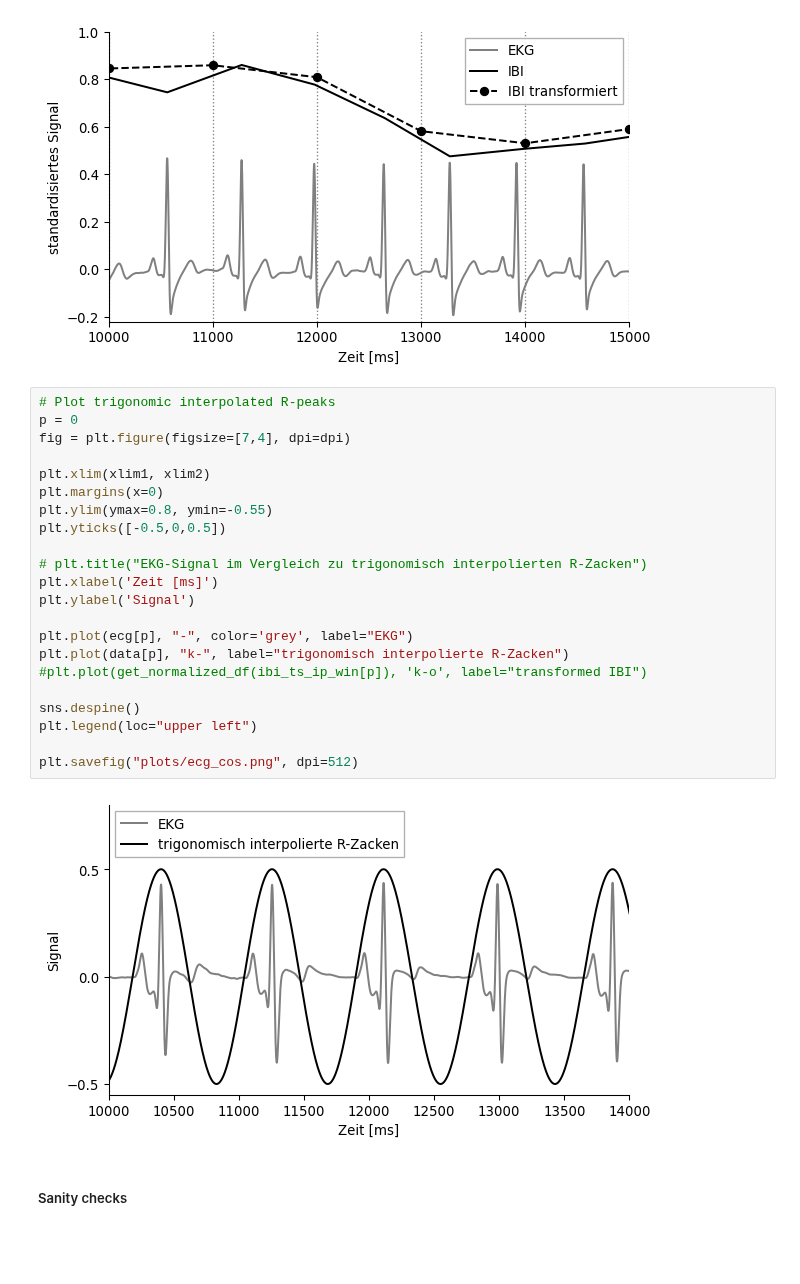
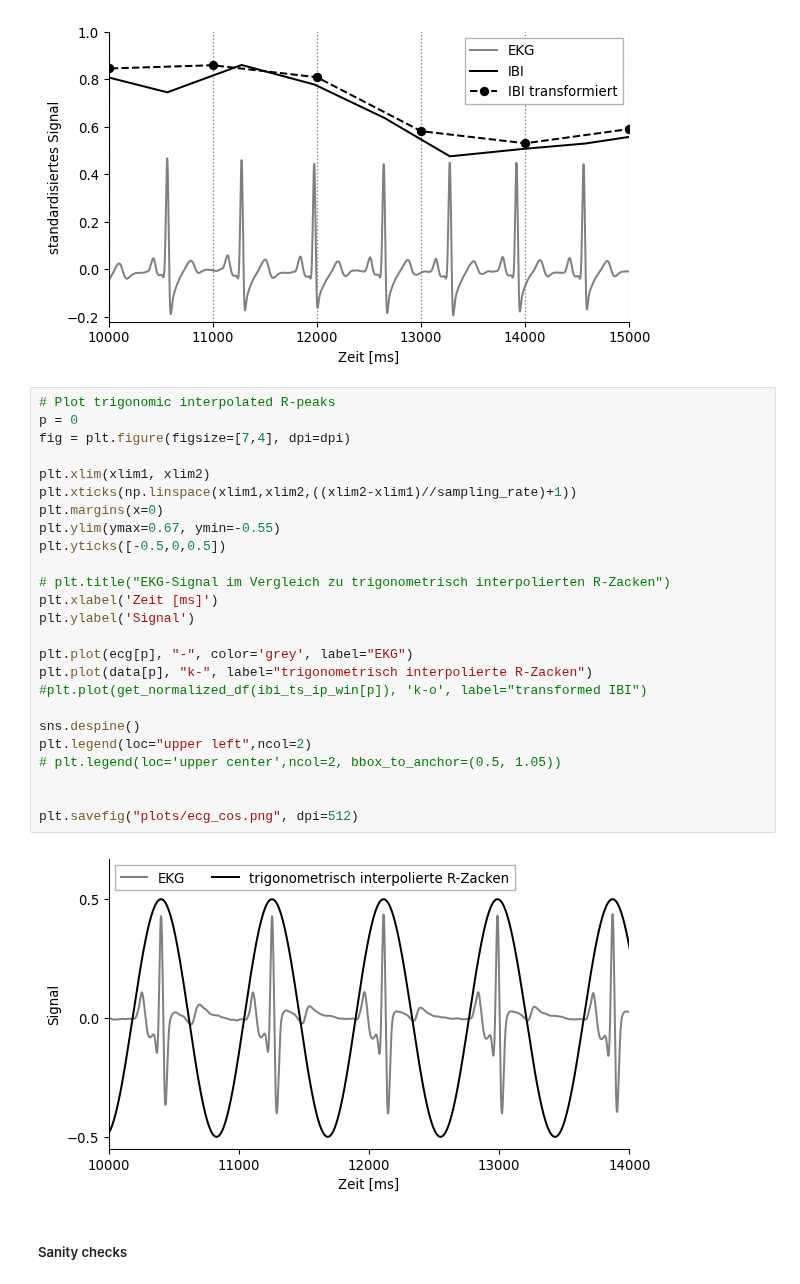
Before and after one commit to visserle/two-hearts, a Jupyter notebook: 04_more_plots.ipynb, the cells around one changed output. Drawn from its saved outputs; the diff is of its cells as text; blank space fills up the shorter version.

Commit message:
new legends

```diff
--- a/04_more_plots.ipynb
+++ b/04_more_plots.ipynb
@@ -396,27 +397,30 @@ plt.savefig("plots/ecg_ibi.png", dpi=512)
 # %%
 # Plot trigonomic interpolated R-peaks
 p = 0
 fig = plt.figure(figsize=[7,4], dpi=dpi)
 
 plt.xlim(xlim1, xlim2)
+plt.xticks(np.linspace(xlim1,xlim2,((xlim2-xlim1)//sampling_rate)+1))
 plt.margins(x=0)
-plt.ylim(ymax=0.8, ymin=-0.55)
+plt.ylim(ymax=0.67, ymin=-0.55)
 plt.yticks([-0.5,0,0.5])
 
-# plt.title("EKG-Signal im Vergleich zu trigonomisch interpolierten R-Zacken")
+# plt.title("EKG-Signal im Vergleich zu trigonometrisch interpolierten R-Zacken")
 plt.xlabel('Zeit [ms]')
 plt.ylabel('Signal')
 
 plt.plot(ecg[p], "-", color='grey', label="EKG")
-plt.plot(data[p], "k-", label="trigonomisch interpolierte R-Zacken")
+plt.plot(data[p], "k-", label="trigonometrisch interpolierte R-Zacken")
 #plt.plot(get_normalized_df(ibi_ts_ip_win[p]), 'k-o', label="transformed IBI")
 
 sns.despine()
-plt.legend(loc="upper left")
+plt.legend(loc="upper left",ncol=2)
+# plt.legend(loc='upper center',ncol=2, bbox_to_anchor=(0.5, 1.05))
+
 
 plt.savefig("plots/ecg_cos.png", dpi=512)
 # %% [output]
-[figure, old version]
+[figure, new version]
 # %% [markdown]
 ##### Sanity checks
 # %%
```
Also changed, not shown: parts of 4 cells of this notebook, 4 other files.
